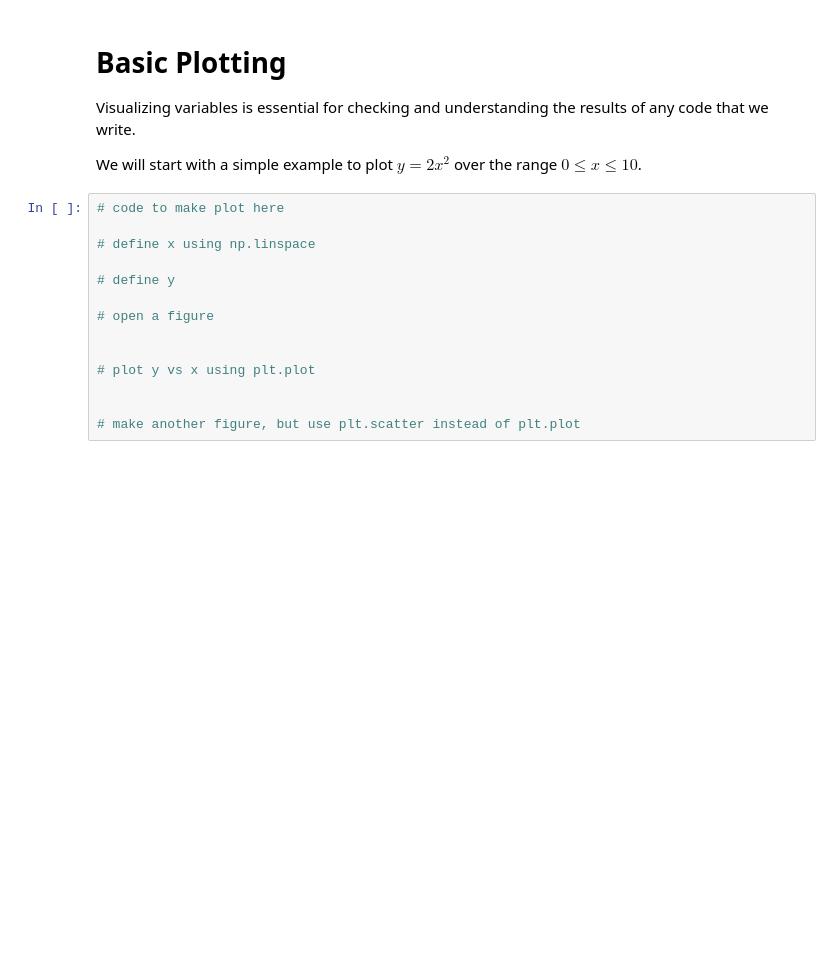
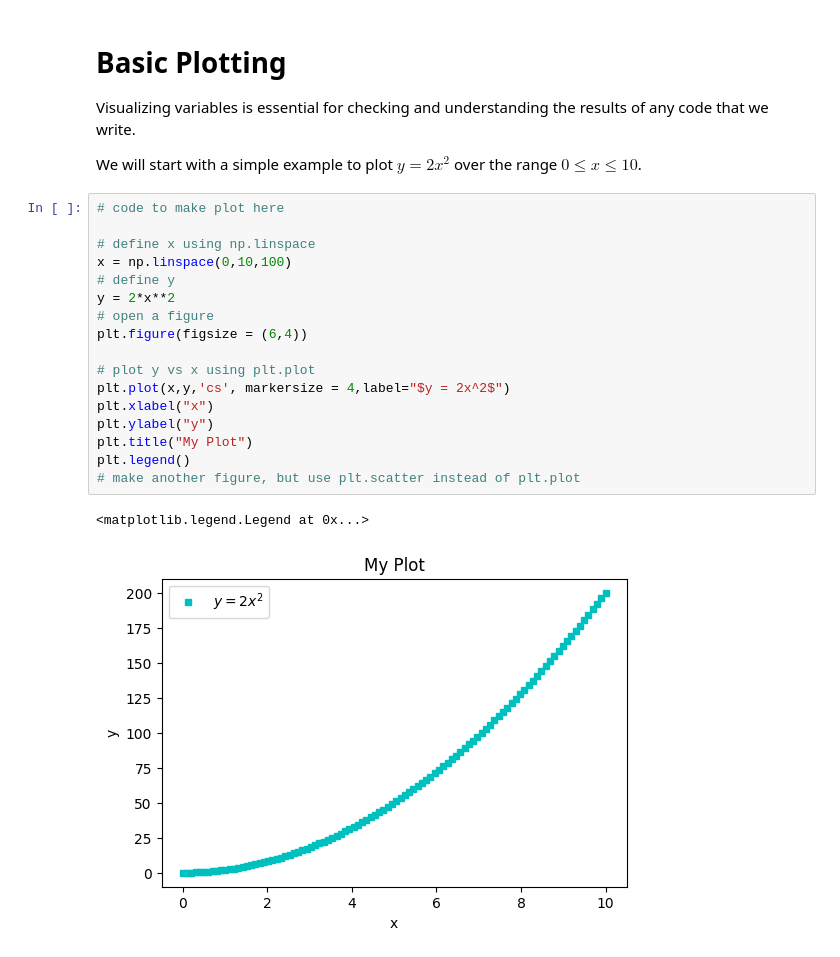
Before and after one commit to m07dubs/CompPhys, a Jupyter notebook: Mitchell_Dubson_00_python_intro_student.ipynb, the cells around one changed output. Cells and saved outputs as stored; diff of their text form; blank space fills up the shorter version.

```diff
--- a/Mitchell_Dubson_00_python_intro_student.ipynb
+++ b/Mitchell_Dubson_00_python_intro_student.ipynb
@@ -124,14 +204,20 @@ We will start with a simple example to plot $y = 2 x^2$ over the range $0 \le x
 # %%
 # code to make plot here
 
 # define x using np.linspace
-
+x = np.linspace(0,10,100)
 # define y
-
+y = 2*x**2
 # open a figure
-
+plt.figure(figsize = (6,4))
 
 # plot y vs x using plt.plot
-
-
+plt.plot(x,y,'cs', markersize = 4,label="$y = 2x^2$")
+plt.xlabel("x")
+plt.ylabel("y")
+plt.title("My Plot")
+plt.legend()
 # make another figure, but use plt.scatter instead of plt.plot
+# %% [output]
+<matplotlib.legend.Legend at 0x...>
+[figure, added]
```
Also changed, not shown: parts of 16 cells of this notebook.
